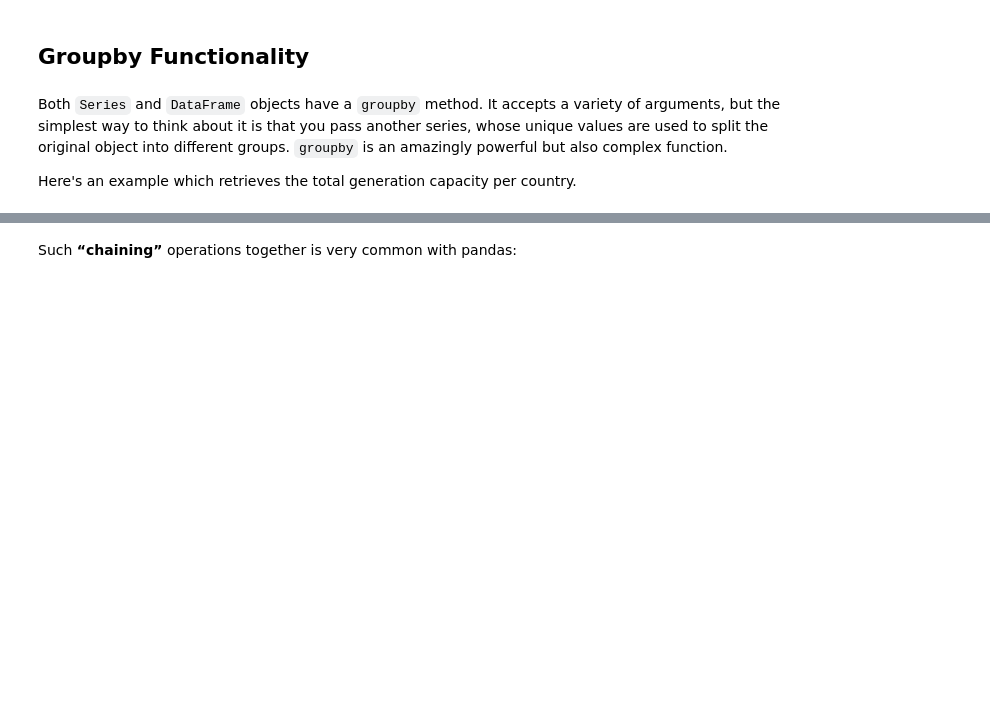
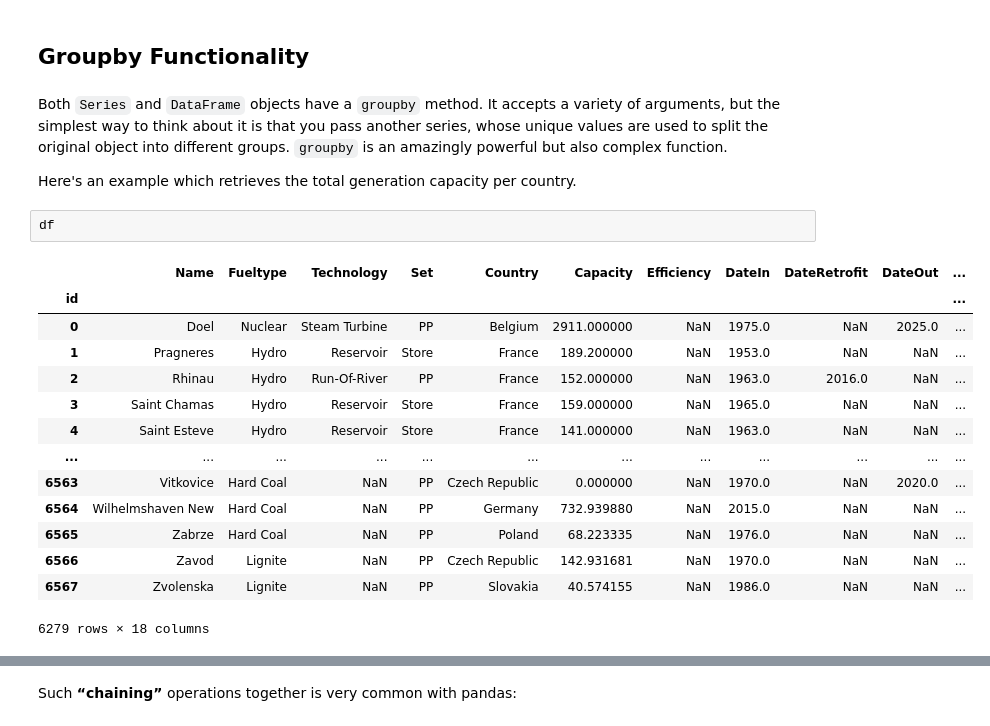
Before and after one commit to nicholas-abad/data-science-for-esm-private, a Jupyter notebook: data-science-for-esm/03-workshop-pandas.ipynb, the cells around one changed output, grey strips where cells are left out. Drawn from its saved outputs; the diff is of its cells as text; blank space fills up the shorter version.

```diff
--- a/data-science-for-esm/03-workshop-pandas.ipynb
+++ b/data-science-for-esm/03-workshop-pandas.ipynb
@@ -960,3 +1204,20 @@ df.to_csv("tmp.csv")
 Both `Series` and `DataFrame` objects have a `groupby` method. It accepts a variety of arguments, but the simplest way to think about it is that you pass another series, whose unique values are used to split the original object into different groups. `groupby` is an amazingly powerful but also complex function.
 
 Here's an example which retrieves the total generation capacity per country.
+# %%
+df
+# %% [output]
+|  | Name | Fueltype | Technology | Set | Country | Capacity | Efficiency | DateIn | DateRetrofit | DateOut | ... |
+| id |  |  |  |  |  |  |  |  |  |  | ... |
+| 0 | Doel | Nuclear | Steam Turbine | PP | Belgium | 2911.000000 | NaN | 1975.0 | NaN | 2025.0 | ... |
+| 1 | Pragneres | Hydro | Reservoir | Store | France | 189.200000 | NaN | 1953.0 | NaN | NaN | ... |
+| 2 | Rhinau | Hydro | Run-Of-River | PP | France | 152.000000 | NaN | 1963.0 | 2016.0 | NaN | ... |
+| 3 | Saint Chamas | Hydro | Reservoir | Store | France | 159.000000 | NaN | 1965.0 | NaN | NaN | ... |
+| 4 | Saint Esteve | Hydro | Reservoir | Store | France | 141.000000 | NaN | 1963.0 | NaN | NaN | ... |
+| ... | ... | ... | ... | ... | ... | ... | ... | ... | ... | ... | ... |
+| 6563 | Vitkovice | Hard Coal | NaN | PP | Czech Republic | 0.000000 | NaN | 1970.0 | NaN | 2020.0 | ... |
+| 6564 | Wilhelmshaven New | Hard Coal | NaN | PP | Germany | 732.939880 | NaN | 2015.0 | NaN | NaN | ... |
+| 6565 | Zabrze | Hard Coal | NaN | PP | Poland | 68.223335 | NaN | 1976.0 | NaN | NaN | ... |
+| 6566 | Zavod | Lignite | NaN | PP | Czech Republic | 142.931681 | NaN | 1970.0 | NaN | NaN | ... |
+| 6567 | Zvolenska | Lignite | NaN | PP | Slovakia | 40.574155 | NaN | 1986.0 | NaN | NaN | ... |
+6279 rows × 18 columns
```
Also changed, not shown: parts of 62 cells of this notebook.
